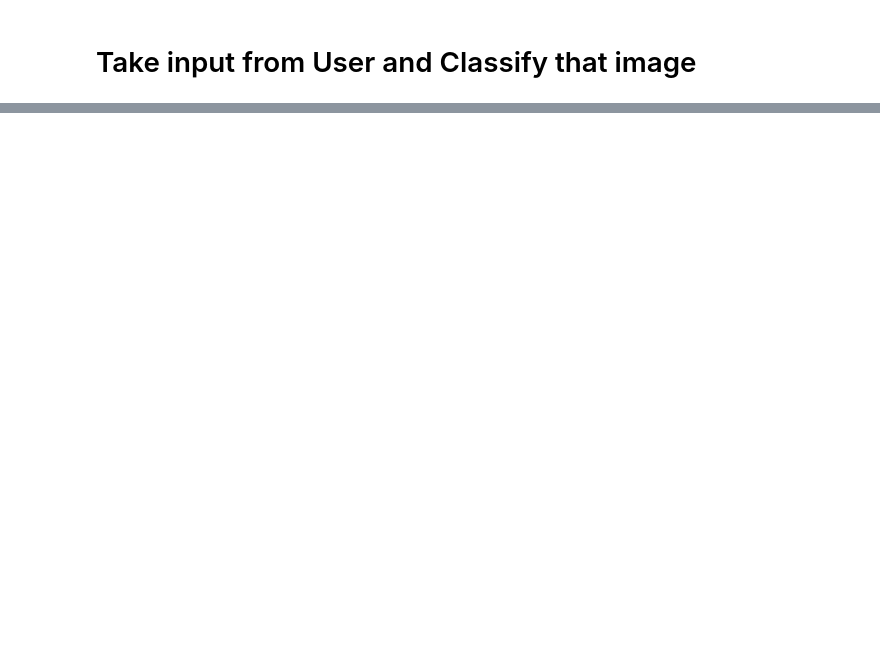
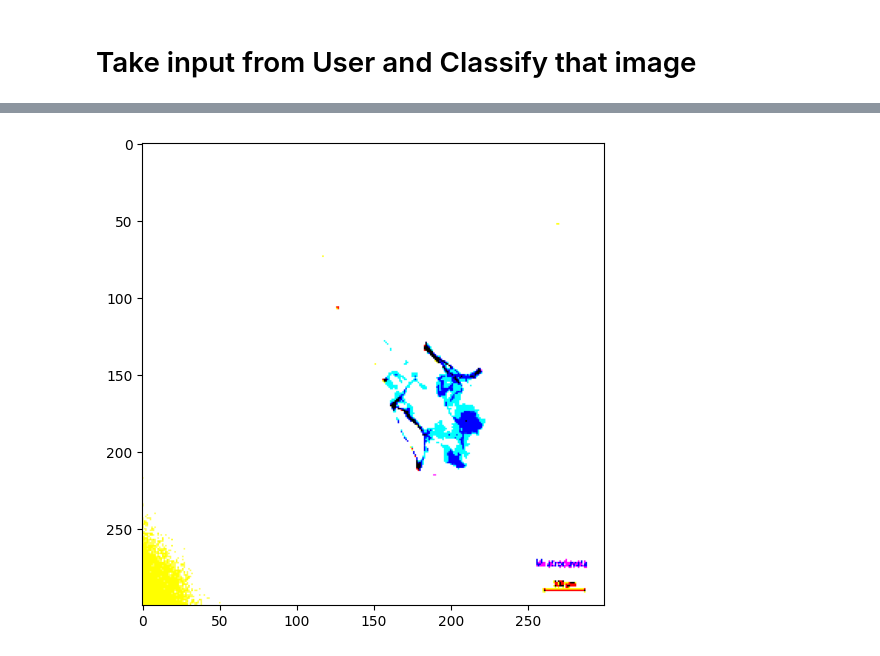
Before and after one commit to OutAway/PhleboVision, a Jupyter notebook: vggnet_keras.ipynb, the cells around one changed output, grey strips where cells are left out. Saved outputs shown, nothing was run; the diff lists cells and outputs as text; code cells hidden in the pictures; blank space fills up the shorter version.

```diff
--- a/vggnet_keras.ipynb
+++ b/vggnet_keras.ipynb
@@ -268,18 +276,2 @@ print ("Loss = " + str(preds[0]))
 # %% [markdown]
 # Take input from User and Classify that image
-# %%
-from matplotlib.pyplot import imread
-from matplotlib.pyplot import imshow
-
-img_path = 'test_img.jpg'
-
-img = image.load_img(img_path, target_size=(300, 300))
-
-x = image.img_to_array(img)
-x = np.expand_dims(x, axis=0)
-x = preprocess_input(x)
-
-print('Input image shape:', x.shape)
-
-my_image = imread(img_path)
-imshow(my_image)
@@ -293,0 +293,4 @@ print(model.predict(x))
+# %%
+test_path = 'test'
+img_size = (300,300)
+files = os.listdir(test_path)
@@ -293,0 +299,64 @@ print(model.predict(x))
+# %%
+import os
+import numpy as np
+from tensorflow.keras.preprocessing import image
+from tensorflow.keras.applications.vgg16 import preprocess_input
+import matplotlib.pyplot as plt
+from google.colab import files
+from PIL import Image
+from IPython.display import display
+import ipywidgets as widgets
+
+img_size = (300,300)
+
+# Load your model here.
+# model = ...
+
+dir_path = 'uploaded'
+os.makedirs(dir_path, exist_ok=True)
+
+def load_and_process_image(img_path):
+    img = Image.open(img_path)
+    img = img.resize(img_size)
+    img = image.img_to_array(img)
+    img = np.expand_dims(img, axis=0)
+    img = preprocess_input(img)
+    print('Input image shape:', img.shape)
+    return img
+
+def on_button_clicked(b):
+    global file_index
+    plt.figure(figsize=(6,6))
+    file_path = os.path.join(dir_path, uploaded_files[file_index])
+    img = load_and_process_image(file_path)
+
+    # Predict on the current image
+    print(model.predict(img))
+
+    # Display the image
+    plt.imshow(np.squeeze(img, axis=0))
+    plt.show()
+
+    file_index += 1
+    if file_index >= len(uploaded_files):
+        file_index = 0
+
+uploaded = files.upload()  # This will prompt you to upload a file.
+
+uploaded_files = []
+
+for fn in uploaded.keys():
+    print('User uploaded file "{name}" with length {length} bytes'.format(
+        name=fn, length=len(uploaded[fn])))
+
+    # Save the uploaded file to the 'uploaded' directory
+    with open(os.path.join(dir_path, fn), 'wb') as f:
+        f.write(uploaded[fn])
+        uploaded_files.append(fn)
+
+file_index = 0
+
+button = widgets.Button(description="Next Image")
+display(button)
+button.on_click(on_button_clicked)
+# %% [output]
@@ -293,0 +375 @@ print(model.predict(x))
+[figure, added]
```
Also changed, not shown: parts of 10 cells of this notebook.
